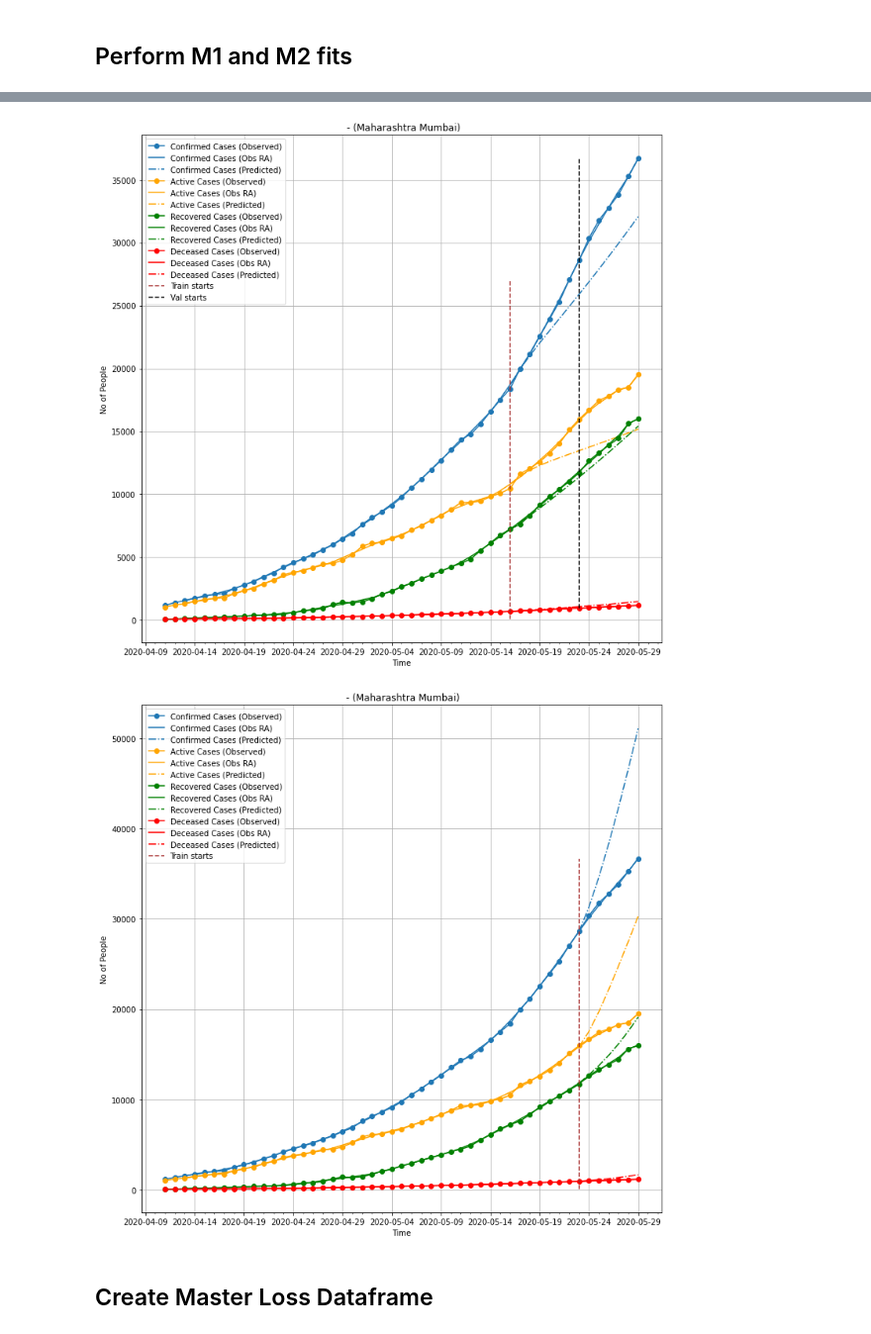
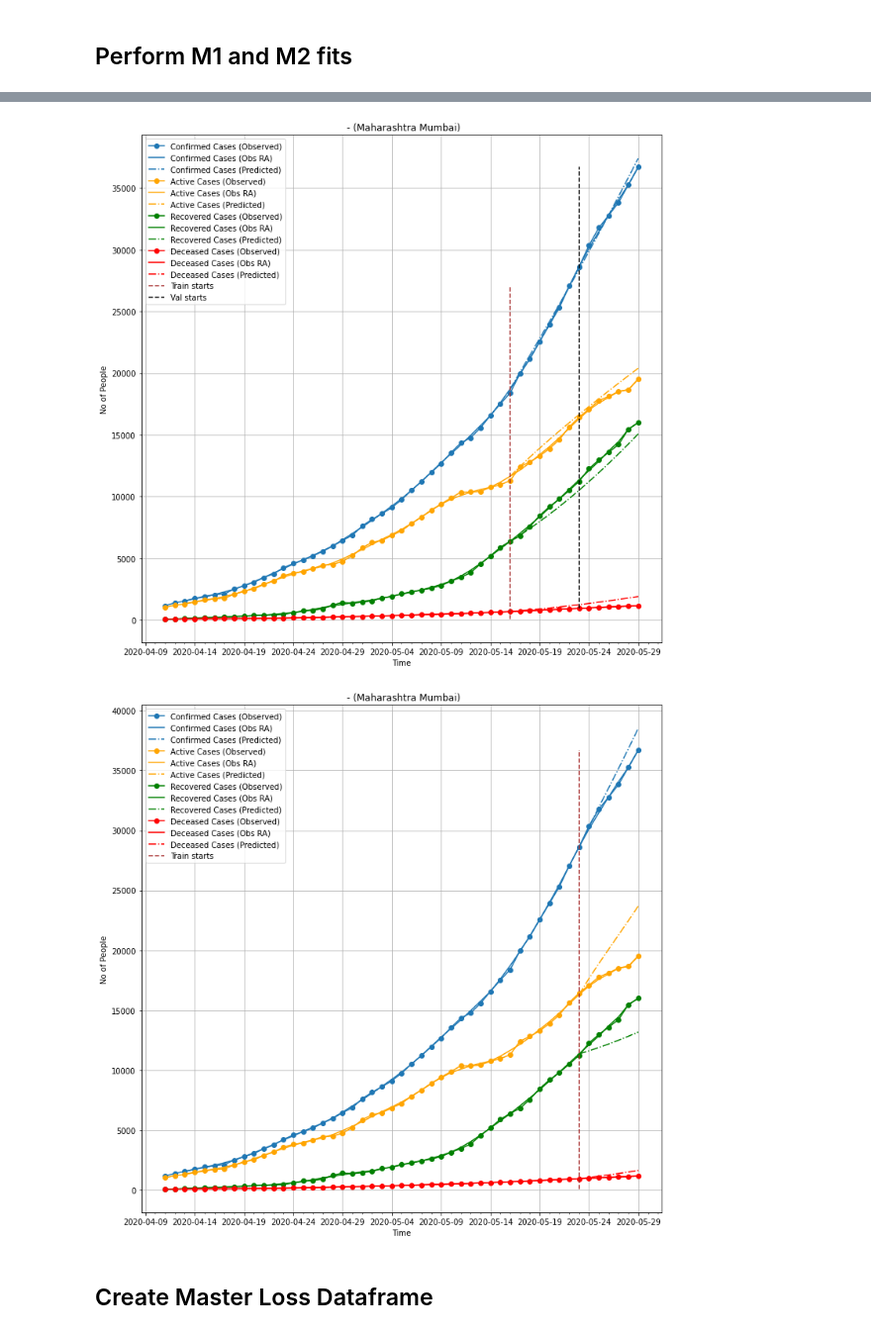
Before and after one commit to WadhwaniAI/covid-modelling, a Jupyter notebook: notebooks/seir/[STABLE] recov_smoothing_experiments.ipynb, the cells around one changed output, grey strips where cells are left out. Shown at 99% size. Drawn from its saved outputs; the diff is of its cells as text; code cells hidden in the pictures.

```diff
--- a/notebooks/seir/[STABLE] recov_smoothing_experiments.ipynb
+++ b/notebooks/seir/[STABLE] recov_smoothing_experiments.ipynb
@@ -55,12 +55,12 @@ for state, district in districts_to_show:
     predictions_dict[(state, district)]['m1'] = single_fitting_cycle(
         dataframes, state, district, train_period=7, val_period=7, num_evals=5,
         data_from_tracker=False, initialisation='intermediate', model=SEIR_Testing,
-        smooth_jump=True, smoothing_method='weighted', smoothing_length=33,
+        smooth_jump=True, smoothing_method='weighted', smoothing_length=20,
         which_compartments=['hospitalised', 'total_infected', 'deceased', 'recovered'])
     predictions_dict[(state, district)]['m2'] = single_fitting_cycle(
         dataframes, state, district, train_period=7, val_period=0, num_evals=5,
         data_from_tracker=False, initialisation='intermediate', model=SEIR_Testing,
-        smooth_jump=True, smoothing_method='weighted', smoothing_length=33,
+        smooth_jump=True, smoothing_method='weighted', smoothing_length=20,
         which_compartments=['hospitalised', 'total_infected', 'deceased', 'recovered'])
 
     predictions_dict[(state, district)]['state'] = state
@@ -90,5 +90,5 @@ best parameters
-[figure, old version]
+[figure, new version]
-[figure, old version]
+[figure, new version]
 # %% [markdown]
 ## Create Master Loss Dataframe
 # %% [markdown]
```
Also changed, not shown: parts of 4 cells of this notebook, 2 other files.
